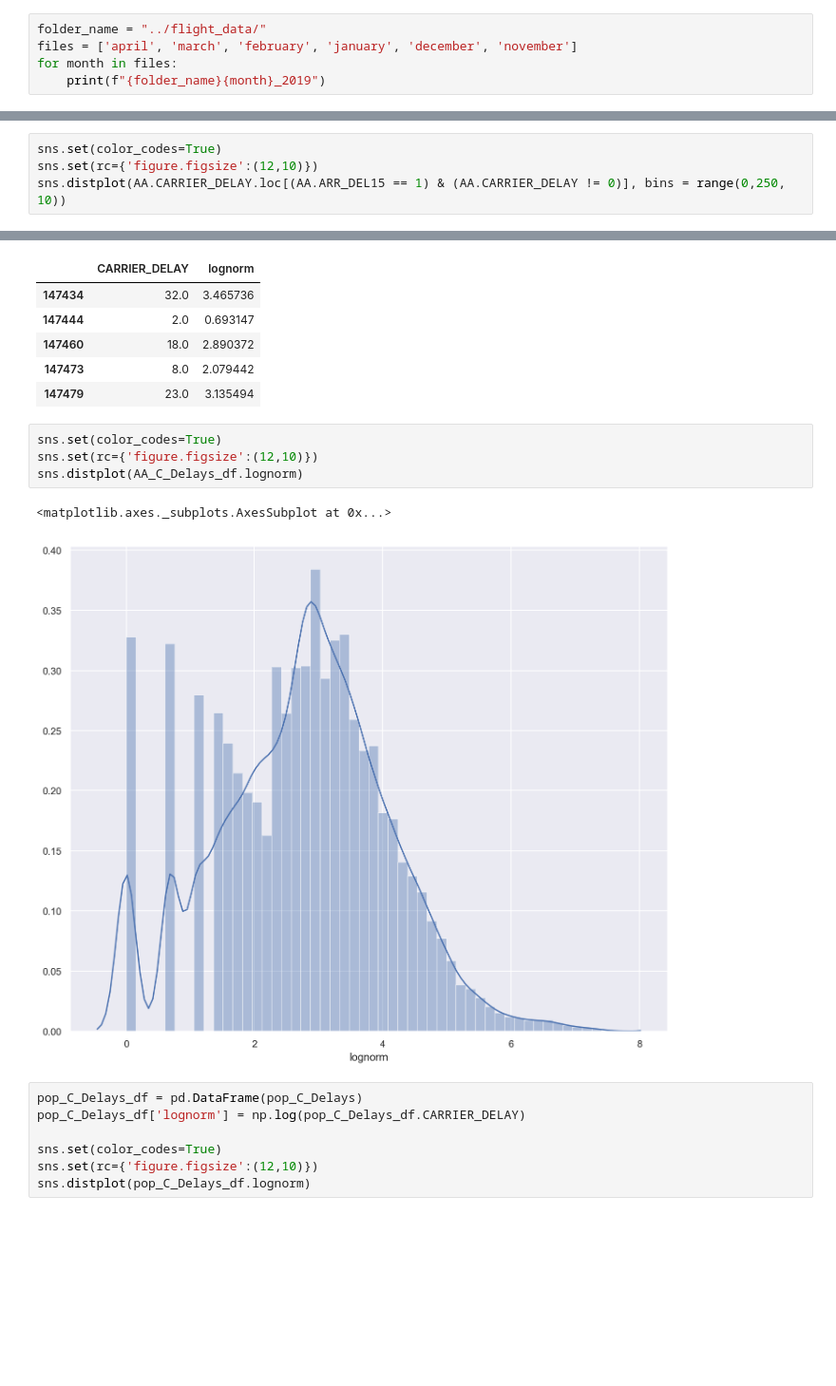
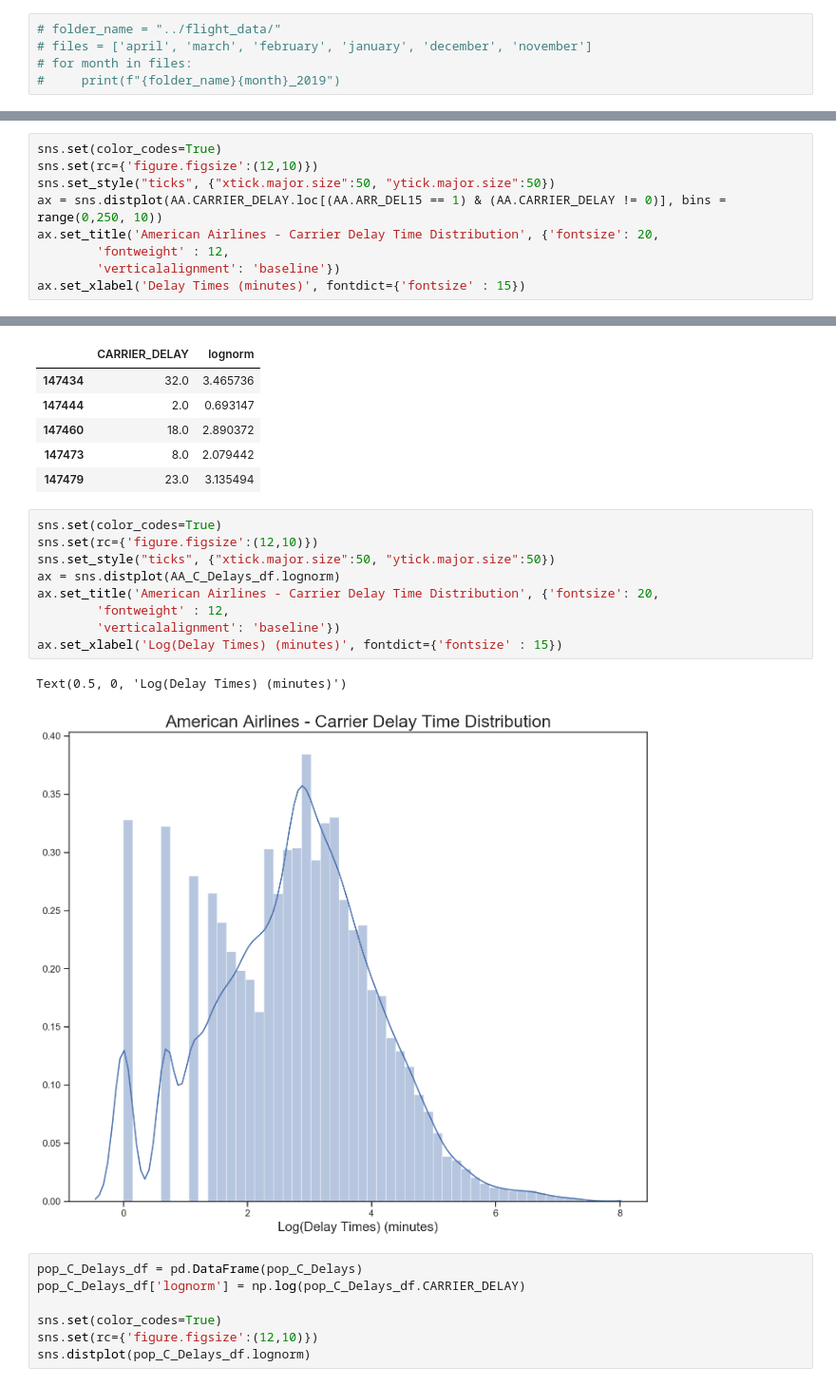
Before and after one commit to Mcllstr/Project_3_T_Testing, a Jupyter notebook: Prelim_Exploration_NJ.ipynb, the cells around one changed output, grey strips where cells are left out. Shown at 95% size. Cells and saved outputs as stored; diff of their text form; blank space fills up the shorter version.

```diff
--- a/Prelim_Exploration_NJ.ipynb
+++ b/Prelim_Exploration_NJ.ipynb
@@ -25,10 +27,10 @@ sns.set_style('whitegrid')
 # %%
 pd.options.display.max_columns = None
 # %%
-folder_name = "../flight_data/"
-files = ['april', 'march', 'february', 'january', 'december', 'november']
-for month in files:
-    print(f"{folder_name}{month}_2019")
+# folder_name = "../flight_data/"
+# files = ['april', 'march', 'february', 'january', 'december', 'november']
+# for month in files:
+#     print(f"{folder_name}{month}_2019")
 # %% [output]
 ../flight_data/april_2019
 ../flight_data/march_2019
@@ -190,5 +172,10 @@ sns.distplot(AA.CARRIER_DELAY.loc[AA.ARR_DEL15 == 1], bins = range(0,250, 10))
 # %%
 sns.set(color_codes=True)
 sns.set(rc={'figure.figsize':(12,10)})
-sns.distplot(AA.CARRIER_DELAY.loc[(AA.ARR_DEL15 == 1) & (AA.CARRIER_DELAY != 0)], bins = range(0,250, 10))
+sns.set_style("ticks", {"xtick.major.size":50, "ytick.major.size":50})
+ax = sns.distplot(AA.CARRIER_DELAY.loc[(AA.ARR_DEL15 == 1) & (AA.CARRIER_DELAY != 0)], bins = range(0,250, 10))
+ax.set_title('American Airlines - Carrier Delay Time Distribution', {'fontsize': 20,
+        'fontweight' : 12,
+        'verticalalignment': 'baseline'})
+ax.set_xlabel('Delay Times (minutes)', fontdict={'fontsize' : 15})
 # %% [output]
@@ -300,10 +289,15 @@ AA_C_Delays_df.head()
 # %%
 sns.set(color_codes=True)
 sns.set(rc={'figure.figsize':(12,10)})
-sns.distplot(AA_C_Delays_df.lognorm)
+sns.set_style("ticks", {"xtick.major.size":50, "ytick.major.size":50})
+ax = sns.distplot(AA_C_Delays_df.lognorm)
+ax.set_title('American Airlines - Carrier Delay Time Distribution', {'fontsize': 20,
+        'fontweight' : 12,
+        'verticalalignment': 'baseline'})
+ax.set_xlabel('Log(Delay Times) (minutes)', fontdict={'fontsize' : 15})
 # %% [output]
-<matplotlib.axes._subplots.AxesSubplot at 0x...>
+Text(0.5, 0, 'Log(Delay Times) (minutes)')
-[figure, old version]
+[figure, new version]
 # %%
 pop_C_Delays_df = pd.DataFrame(pop_C_Delays)
 pop_C_Delays_df['lognorm'] = np.log(pop_C_Delays_df.CARRIER_DELAY)
```
Also changed, not shown: parts of 53 cells of this notebook.
